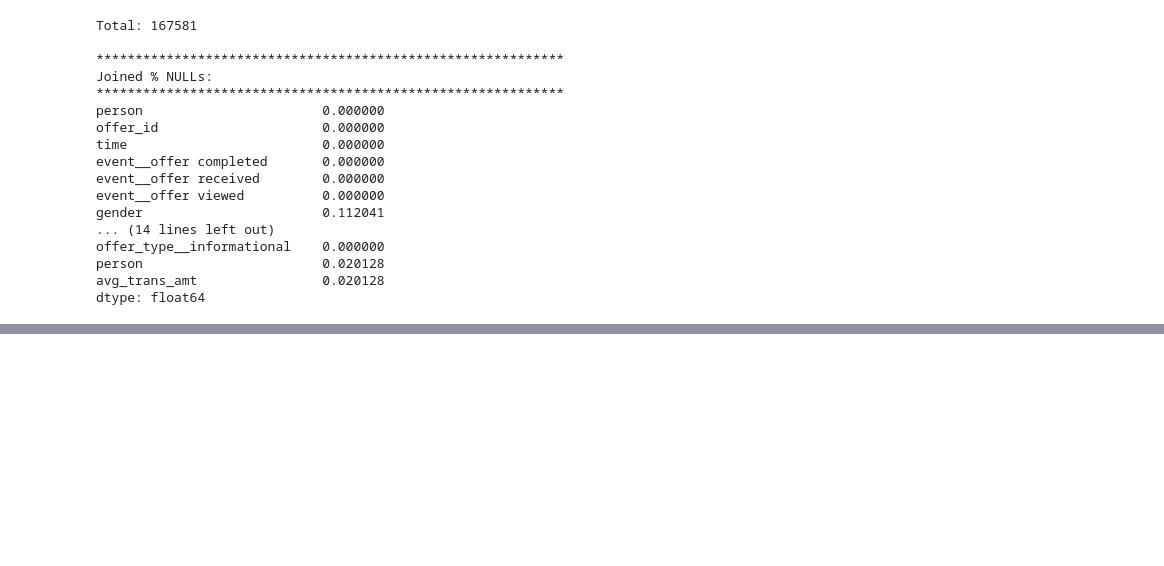
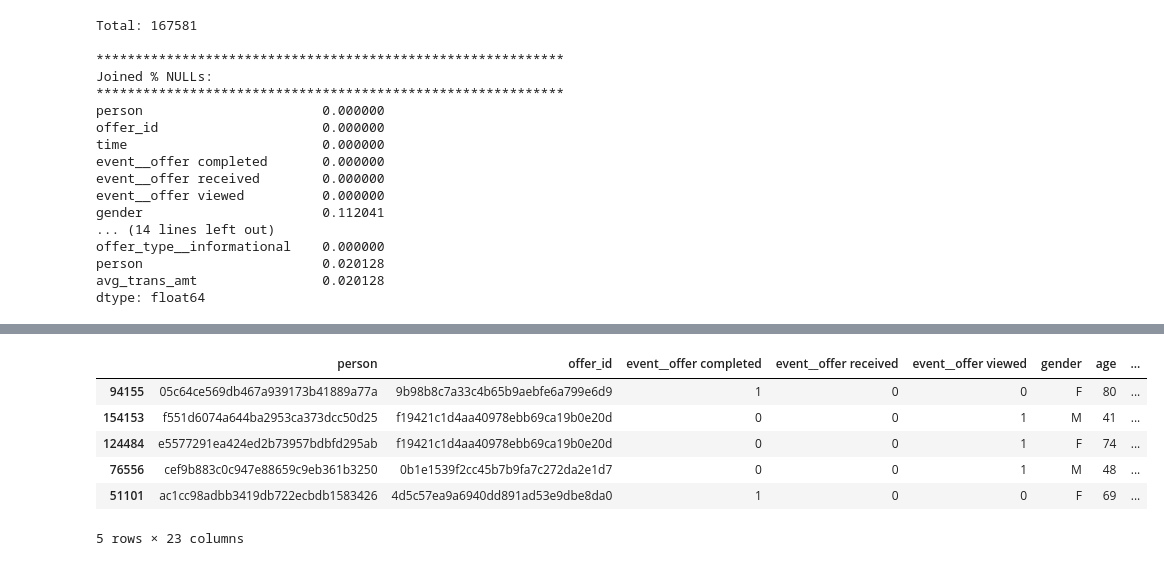
Before and after one commit to jmnickerson05/udacity_starbucks_capstone, a Jupyter notebook: Starbucks_Capstone_notebook.ipynb, the cells around one changed output, grey strips where cells are left out. Drawn from its saved outputs; the diff is of its cells as text; code cells hidden in the pictures; blank space fills up the shorter version.

```diff
--- a/Starbucks_Capstone_notebook.ipynb
+++ b/Starbucks_Capstone_notebook.ipynb
@@ -281,0 +383,10 @@ list(joined)
+# %%
+joined.sample(5)
+# %% [output]
+|  | person | offer_id | event__offer completed | event__offer received | event__offer viewed | gender | age | ... |
+| 94155 | 05c64ce569db467a939173b41889a77a | 9b98b8c7a33c4b65b9aebfe6a799e6d9 | 1 | 0 | 0 | F | 80 | ... |
+| 154153 | f551d6074a644ba2953ca373dcc50d25 | f19421c1d4aa40978ebb69ca19b0e20d | 0 | 0 | 1 | M | 41 | ... |
+| 124484 | e5577291ea424ed2b73957bdbfd295ab | f19421c1d4aa40978ebb69ca19b0e20d | 0 | 0 | 1 | F | 74 | ... |
+| 76556 | cef9b883c0c947e88659c9eb361b3250 | 0b1e1539f2cc45b7b9fa7c272da2e1d7 | 0 | 0 | 1 | M | 48 | ... |
+| 51101 | ac1cc98adbb3419db722ecbdb1583426 | 4d5c57ea9a6940dd891ad53e9dbe8da0 | 1 | 0 | 0 | F | 69 | ... |
+5 rows × 23 columns
```
Also changed, not shown: parts of 21 cells of this notebook, 1 other file.
